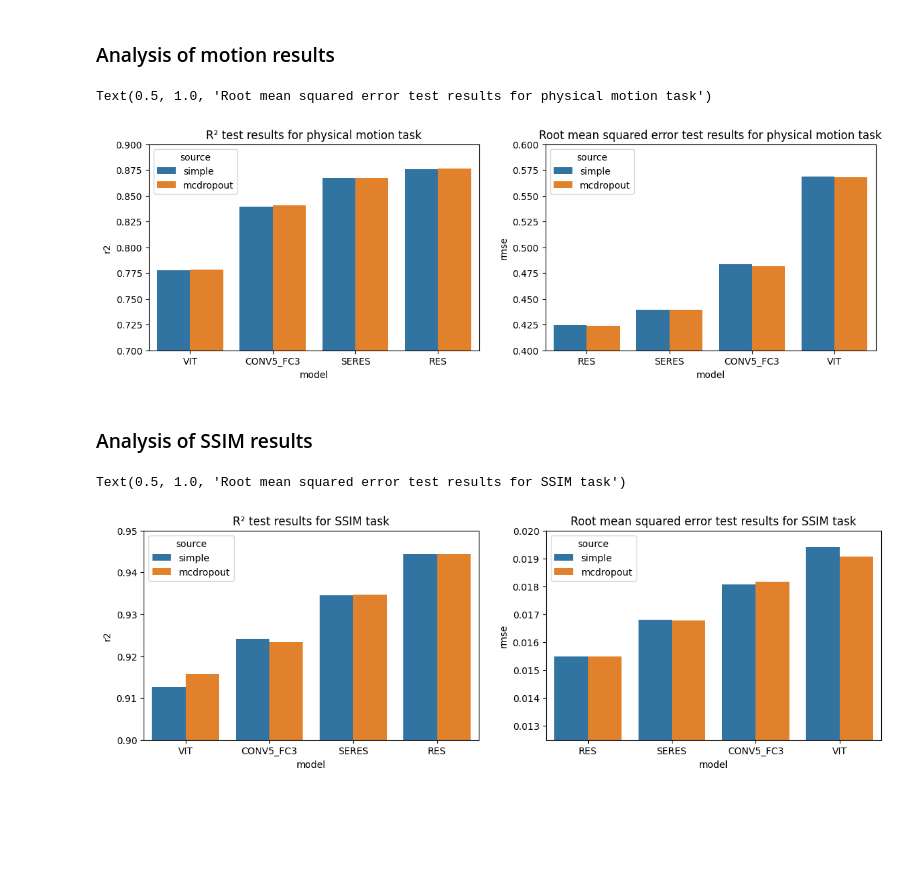
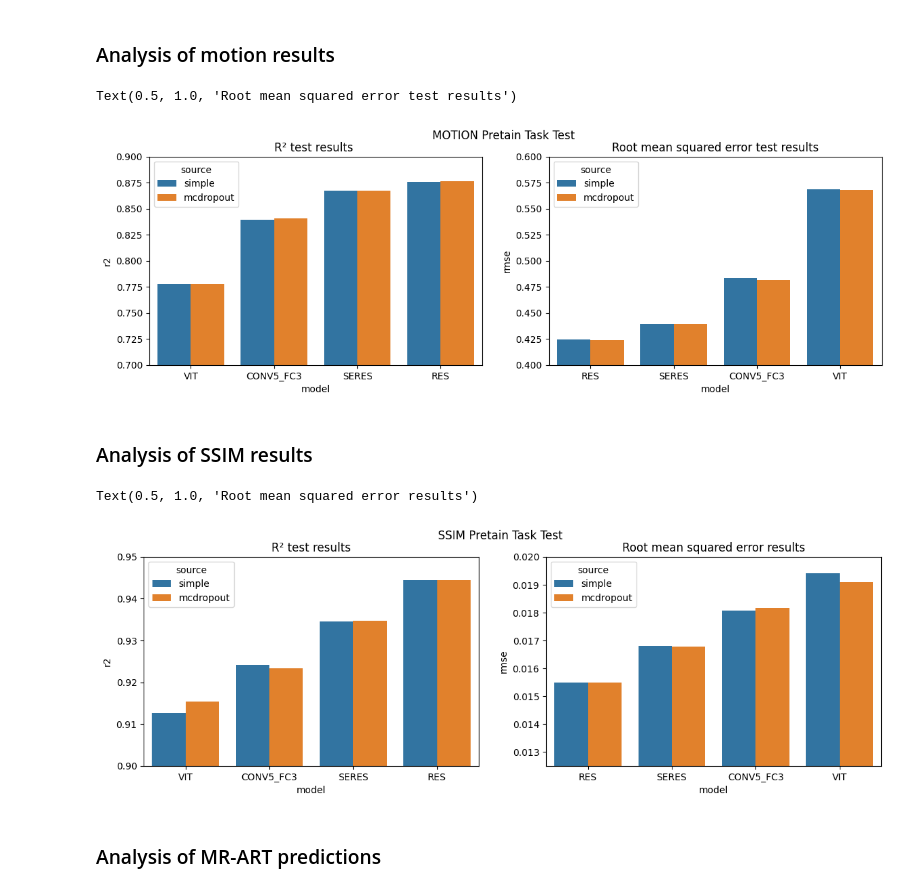
Before and after one commit to chbricout/motiondetector, a Jupyter notebook: notebooks/test_models.ipynb, the cells around one changed output. Saved outputs shown, nothing was run; the diff lists cells and outputs as text; code cells hidden in the pictures; blank space fills up the shorter version.

```diff
--- a/notebooks/test_models.ipynb
+++ b/notebooks/test_models.ipynb
@@ -21,13 +18,22 @@ path_to_test="../test_report"
 First we will aggregate the results csv obtained on each pretrained model when running `cli.py test pretrain`
 # %%
 full_results = []
+mrart_results=[]
 for models_directory in glob.glob(path.join(path_to_test,"pretraining", "*")):
     model, task, *_ = path.basename(models_directory).split("-")
+
     results = pd.read_csv(path.join(models_directory, "results.csv"))
     results['model']=model
     results['task']=task
     full_results.append(results[['model', 'task','source','r2','rmse']])
 
+    mrart = pd.read_csv(path.join(models_directory, 'mrart_recap.csv'))
+    mrart['model']=model
+    mrart['task']=task
+    mrart_results.append(mrart[['model', 'task', 'balanced_accuracy','threshold_1','threshold_2','accuracy_0','accuracy_1','accuracy_2']])
+
 full_results =pd.concat(full_results)
+mrart_results =pd.concat(mrart_results)
+
 motion_res = full_results[full_results['task']=="MOTION"]
 ssim_res = full_results[full_results['task']=="SSIM"]
@@ -34,34 +46,39 @@ ssim_res = full_results[full_results['task']=="SSIM"]
 # %% [markdown]
 ### Analysis of motion results
 # %%
-plt.figure(figsize=(14,4))
+fig=plt.figure(figsize=(14,4))
+fig.suptitle("MOTION Pretain Task Test")
+
 plt.subplot(1,2,1)
 sb.barplot(motion_res.sort_values("r2"), x="model", hue="source", y="r2", hue_order=('simple', 'mcdropout'))
 plt.ylim((0.7,0.9))
-plt.title("R² test results for physical motion task")
+plt.title("R² test results ")
 
 
 plt.subplot(1,2,2)
 sb.barplot(motion_res.sort_values("rmse"), x="model", hue="source", y="rmse", hue_order=('simple', 'mcdropout'))
 plt.ylim((0.4,0.6))
-plt.title("Root mean squared error test results for physical motion task")
+plt.title("Root mean squared error test results")
 # %% [output]
-Text(0.5, 1.0, 'Root mean squared error test results for physical motion task')
+Text(0.5, 1.0, 'Root mean squared error test results')
-[figure, old version]
+[figure, new version]
 # %% [markdown]
 ### Analysis of SSIM results
 # %%
-plt.figure(figsize=(14,4))
+fig = plt.figure(figsize=(14,4))
+fig.suptitle("SSIM Pretain Task Test")
 plt.subplot(1,2,1)
 sb.barplot(ssim_res.sort_values("r2"), x="model", hue="source", y="r2", hue_order=('simple', 'mcdropout'))
 plt.ylim((0.9,0.95))
-plt.title("R² test results for SSIM task")
+plt.title("R² test results")
 
 
 plt.subplot(1,2,2)
 sb.barplot(ssim_res.sort_values("rmse"), x="model", hue="source", y="rmse", hue_order=('simple', 'mcdropout'))
 plt.ylim((0.0125,0.02))
-plt.title("Root mean squared error test results for SSIM task")
+plt.title("Root mean squared error results")
 # %% [output]
-Text(0.5, 1.0, 'Root mean squared error test results for SSIM task')
+Text(0.5, 1.0, 'Root mean squared error results')
-[figure, old version]
+[figure, new version]
+# %% [markdown]
+### Analysis of MR-ART predictions
```
Also changed, not shown: parts of 12 cells of this notebook, 9 other files.
